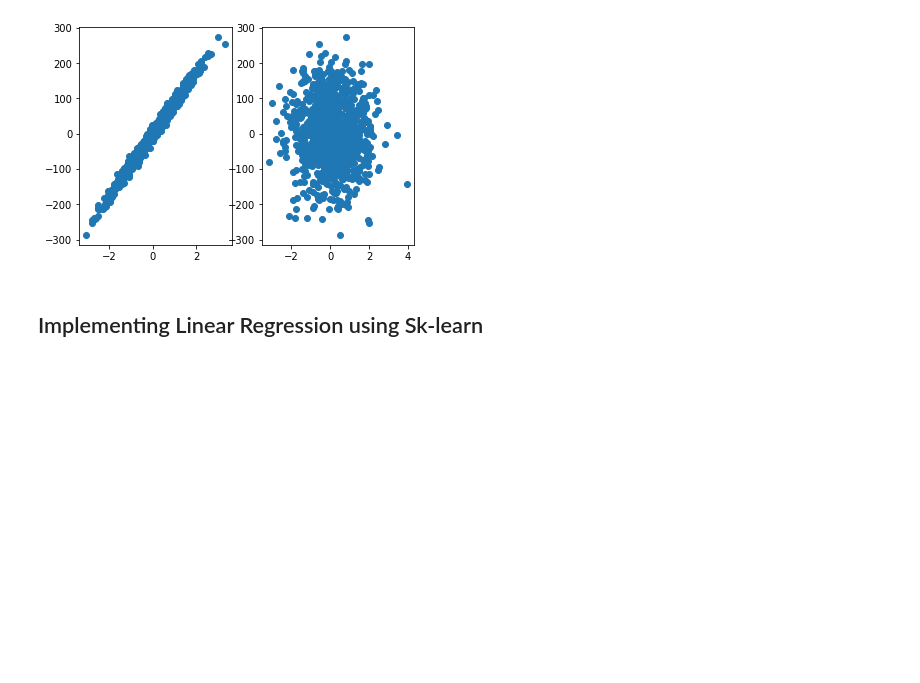
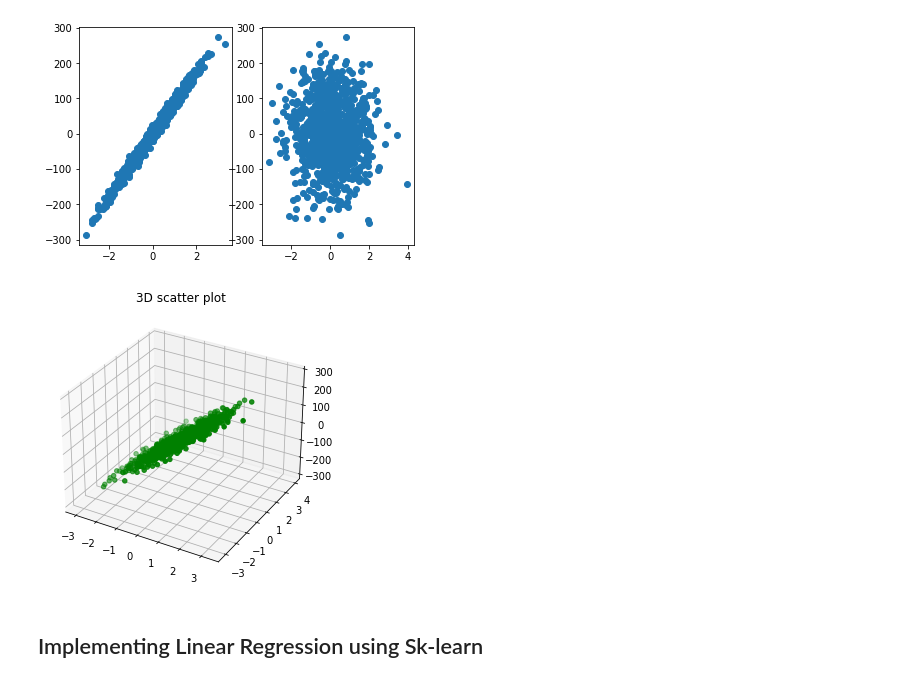
Before and after one commit to tanvee09/ML-Practice, a Jupyter notebook: Linear Regression/scikit-learn.ipynb, the cells around one changed output. Drawn from its saved outputs; the diff is of its cells as text; code cells hidden in the pictures; blank space fills up the shorter version.

```diff
--- a/Linear Regression/scikit-learn.ipynb
+++ b/Linear Regression/scikit-learn.ipynb
@@ -26,14 +26,16 @@ plt.show()
 # %% [output]
 [figure]
 # %%
-# from mpl_toolkits import mplot3d
+from mpl_toolkits import mplot3d
 
-# fig = plt.figure(figsize = (5, 5))
-# ax = plt.axes(projection = '3d')
+fig = plt.figure(figsize = (5, 5))
+ax = plt.axes(projection = '3d')
 
-# ax.scatter3D(X[:, 0], X[:, 1], y, color = 'green');
-# plt.title('3D scatter plot')
-# plt.show()
+ax.scatter3D(X[:, 0], X[:, 1], y, color = 'green');
+plt.title('3D scatter plot')
+plt.show()
+# %% [output]
+[figure, added]
 # %% [markdown]
 ## Implementing Linear Regression using Sk-learn
 # %%
```
Also changed, not shown: parts of 2 cells of this notebook, 5 other files.
